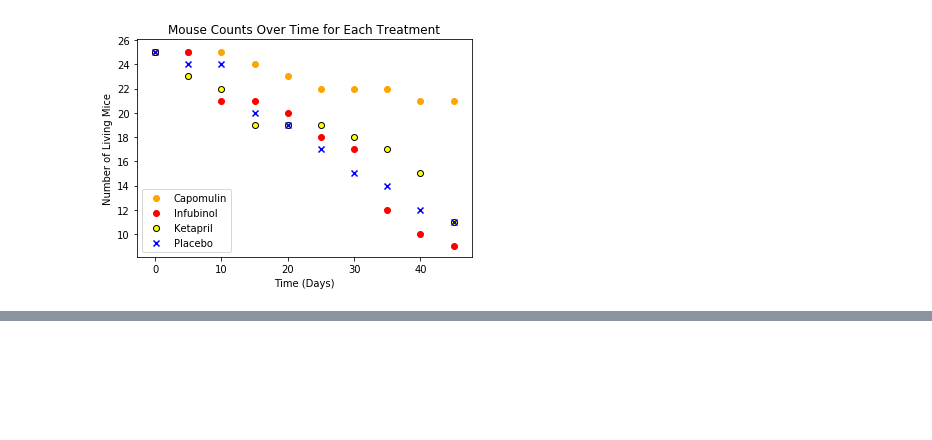
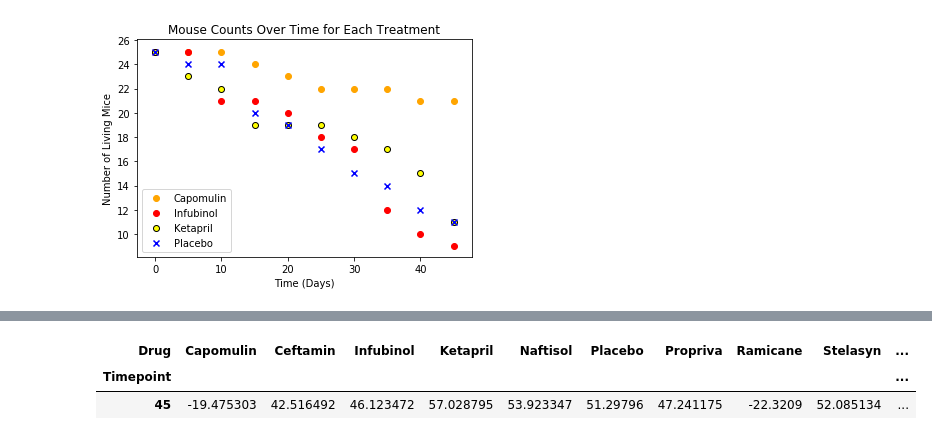
Before and after one commit to adamahrens/matplotlib-challenge, a Jupyter notebook: Pymaceuticals/Matplotlib.ipynb, the cells around one changed output, grey strips where cells are left out. Saved outputs shown, nothing was run; the diff lists cells and outputs as text; code cells hidden in the pictures; blank space fills up the shorter version.

```diff
--- a/Pymaceuticals/Matplotlib.ipynb
+++ b/Pymaceuticals/Matplotlib.ipynb
@@ -248,0 +235,10 @@ volume_change
+# %%
+# Drop rows that have the Timepoint index of 0
+volume_change = volume_change.drop([0])
+volume_change = volume_change.apply(lambda percent_change: percent_change * 100)
+volume_change.reset_index()
+volume_change
+# %% [output]
+| Drug | Capomulin | Ceftamin | Infubinol | Ketapril | Naftisol | Placebo | Propriva | Ramicane | Stelasyn | ... |
+| Timepoint |  |  |  |  |  |  |  |  |  | ... |
+| 45 | -19.475303 | 42.516492 | 46.123472 | 57.028795 | 53.923347 | 51.29796 | 47.241175 | -22.3209 | 52.085134 | ... |
```
Also changed, not shown: parts of 3 cells of this notebook.
